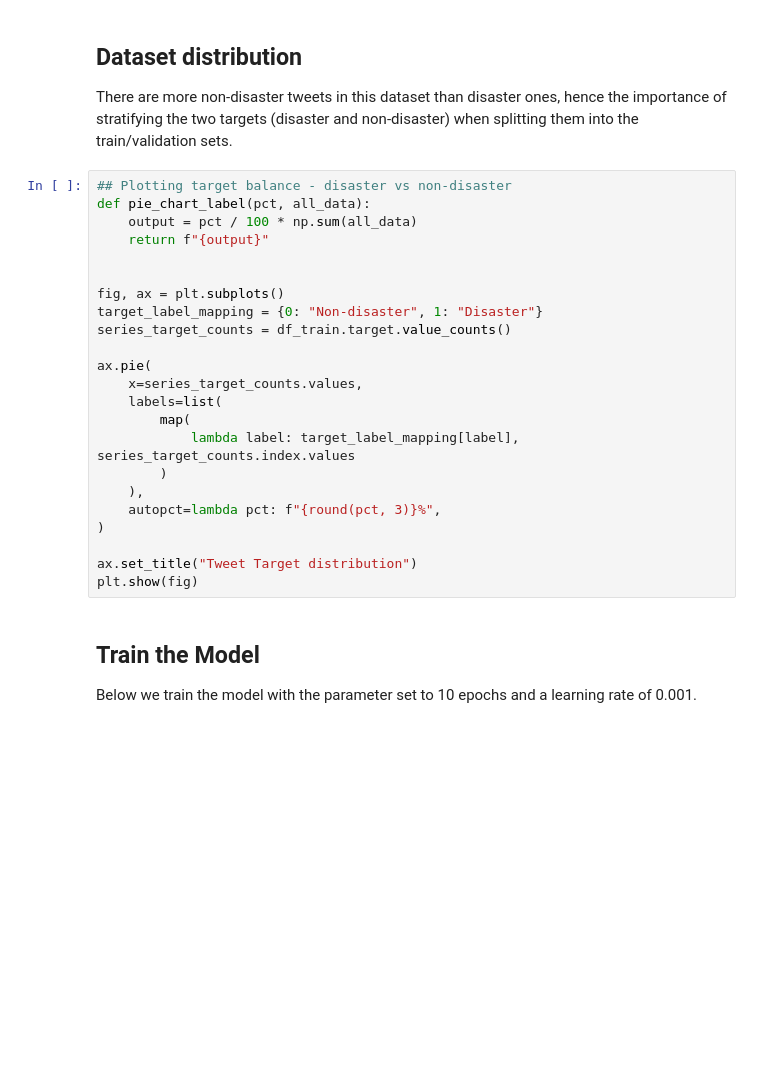
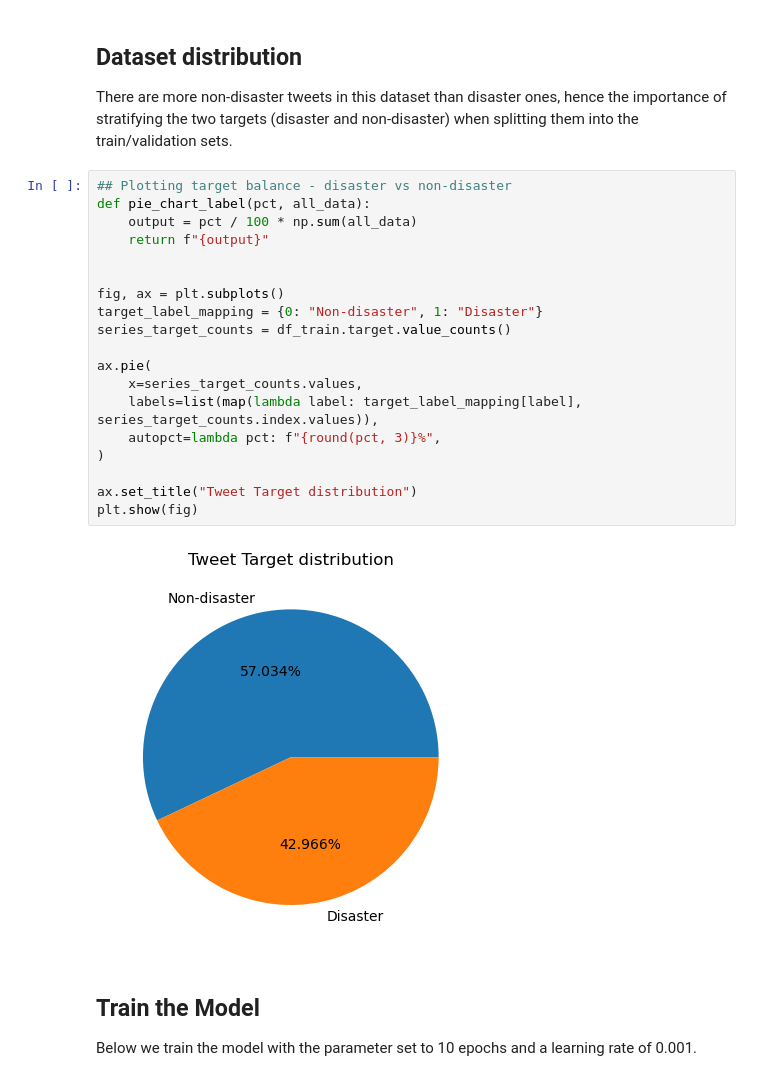
Before and after one commit to anthropikos/kaggle_kernels, a Jupyter notebook: lstm-tweets/lstm-tweets.ipynb, the cells around one changed output. Cells and saved outputs as stored; diff of their text form; blank space fills up the shorter version.

```diff
--- a/lstm-tweets/lstm-tweets.ipynb
+++ b/lstm-tweets/lstm-tweets.ipynb
@@ -784,26 +786,24 @@ There are more non-disaster tweets in this dataset than disaster ones, hence the
 # %%
 ## Plotting target balance - disaster vs non-disaster
 def pie_chart_label(pct, all_data):
     output = pct / 100 * np.sum(all_data)
     return f"{output}"
 
 
 fig, ax = plt.subplots()
 target_label_mapping = {0: "Non-disaster", 1: "Disaster"}
 series_target_counts = df_train.target.value_counts()
 
 ax.pie(
     x=series_target_counts.values,
-    labels=list(
-        map(
-            lambda label: target_label_mapping[label], series_target_counts.index.values
-        )
-    ),
+    labels=list(map(lambda label: target_label_mapping[label], series_target_counts.index.values)),
     autopct=lambda pct: f"{round(pct, 3)}%",
 )
 
 ax.set_title("Tweet Target distribution")
 plt.show(fig)
+# %% [output]
+[figure, added]
 # %% [markdown]
 ## Train the Model
 Below we train the model with the parameter set to 10 epochs and a learning rate of 0.001.
```
Also changed, not shown: parts of 16 cells of this notebook.
